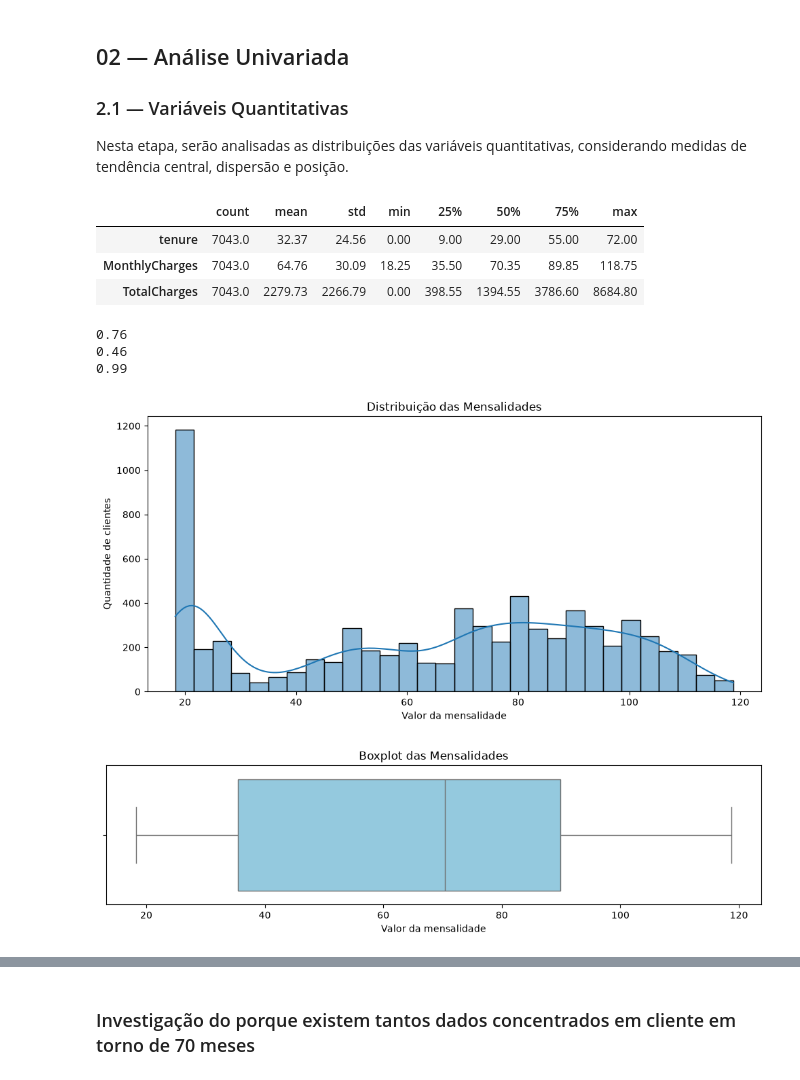
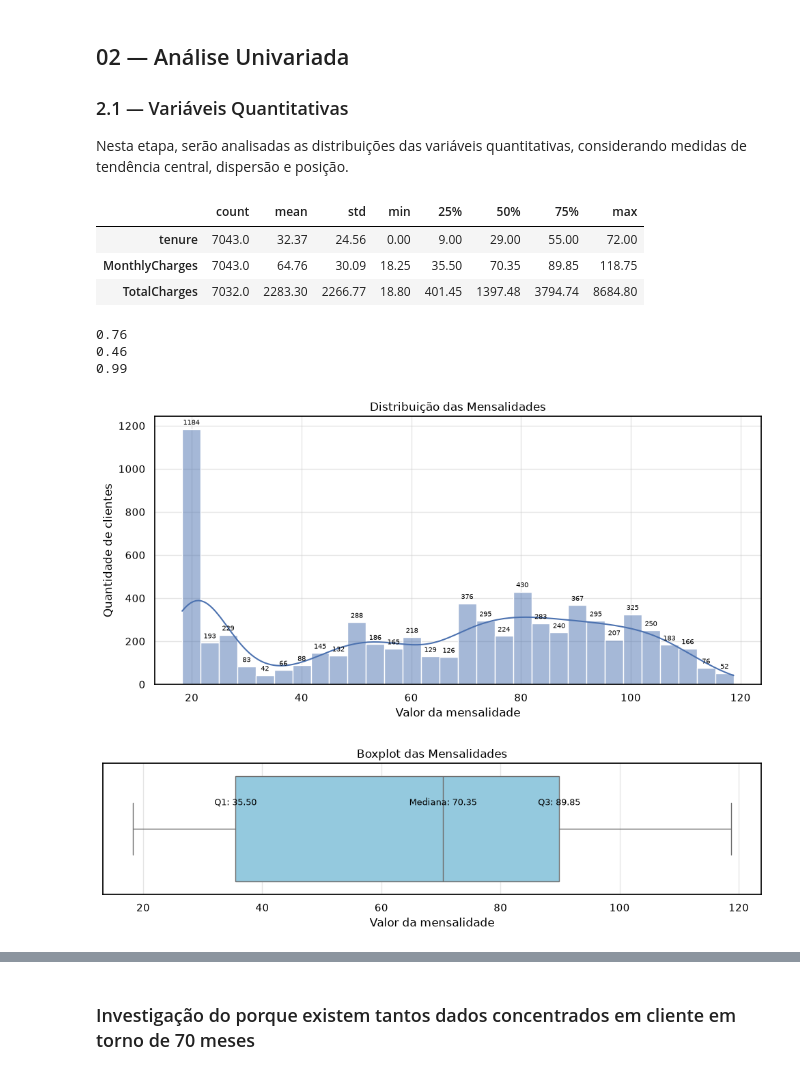
Before and after one commit to plorlando/estatistica-descritiva-telecom, a Jupyter notebook: notebooks/01_analise_descritiva.ipynb, the cells around one changed output, grey strips where cells are left out. Cells and saved outputs as stored; diff of their text form; code cells hidden in the pictures.

Commit message:
feat: atualiza notebook com novas analises e visualizacoes

```diff
--- a/notebooks/01_analise_descritiva.ipynb
+++ b/notebooks/01_analise_descritiva.ipynb
@@ -3,11 +3,23 @@ import pandas as pd
 import numpy as np
 import matplotlib.pyplot as plt
 import seaborn as sns
+
+# Define o estilo visual
+sns.set_theme(style="whitegrid")
+
+# Força o fundo branco
+plt.rcParams.update({
+    "figure.facecolor": "white",
+    "axes.facecolor": "white",
+    "savefig.facecolor": "white",
+    "text.color": "black",
+    "axes.labelcolor": "black",
+    "xtick.color": "black",
+    "ytick.color": "black",
+    "axes.edgecolor": "black"
+})
 # %%
-df = pd.read_csv(
-    "../data/raw/WA_Fn-UseC_-Telco-Customer-Churn.csv"
-)
-
+df = pd.read_csv("../data/raw/WA_Fn-UseC_-Telco-Customer-Churn.csv")
 df.head()
 # %% [output]
 |  | customerID | gender | SeniorCitizen | Partner | Dependents | tenure | PhoneService | MultipleLines | ... |
@@ -151,7 +163,7 @@ df[variaveis_quantitativas].describe().T.round(2)
 |  | count | mean | std | min | 25% | 50% | 75% | max |
 | tenure | 7043.0 | 32.37 | 24.56 | 0.00 | 9.00 | 29.00 | 55.00 | 72.00 |
 | MonthlyCharges | 7043.0 | 64.76 | 30.09 | 18.25 | 35.50 | 70.35 | 89.85 | 118.75 |
-| TotalCharges | 7043.0 | 2279.73 | 2266.79 | 0.00 | 398.55 | 1394.55 | 3786.60 | 8684.80 |
+| TotalCharges | 7032.0 | 2283.30 | 2266.77 | 18.80 | 401.45 | 1397.48 | 3794.74 | 8684.80 |
 # %%
 # Coeficiente de Variação (CV) das variáveis quantitativas
 cv_tenure = df['tenure'].std() / df['tenure'].mean()
@@ -165,31 +177,58 @@ print(cv_total.round(2))
 0.46
 0.99
 # %%
-plt.figure(figsize=(10, 5))
+# plt.figure(figsize=(10, 5))
+
+fig, ax = plt.subplots(figsize=(10, 5))
 
 sns.histplot(
     data=df,
     x='MonthlyCharges',
     bins=30,
-    kde=True
+    kde=True,
+    ax=ax
 )
+
+for container in ax.containers:
+    ax.bar_label(container, fmt='%.0f', padding=3, fontsize=7)
 
 plt.title('Distribuição das Mensalidades')
 plt.xlabel('Valor da mensalidade')
 plt.ylabel('Quantidade de clientes')
 
 plt.tight_layout()
 plt.show()
 # %% [output]
-[figure, old version]
+[figure, new version]
 # %%
-plt.figure(figsize=(10, 3))
+# plt.figure(figsize=(10, 3))
+
+fig, ax = plt.subplots(figsize=(10, 3))
 
 sns.boxplot(
     data=df,
     x='MonthlyCharges',
-    color='skyblue'
+    color='skyblue',
+    ax=ax
 )
+
+q1 = df['MonthlyCharges'].quantile(0.25)
+mediana = df['MonthlyCharges'].median()
+q3 = df['MonthlyCharges'].quantile(0.75)
+
+for valor, nome in [
+    (q1, 'Q1'),
+    (mediana, 'Mediana'),
+    (q3, 'Q3')
+]:
+    ax.annotate(
+        f'{nome}: {valor:,.2f}',
+        xy=(valor, 0),
+        xytext=(0, 25),
+        textcoords='offset points',
+        ha='center',
+        fontsize=9
+    )
 
 plt.title('Boxplot das Mensalidades')
 plt.xlabel('Valor da mensalidade')
@@ -197,7 +236,7 @@ plt.xlabel('Valor da mensalidade')
 plt.tight_layout()
 plt.show()
 # %% [output]
-[figure, old version]
+[figure, new version]
 # %%
 fig, axes = plt.subplots(1, 2, figsize=(14, 4))
 
```
Also changed, not shown: parts of 2 cells of this notebook.
